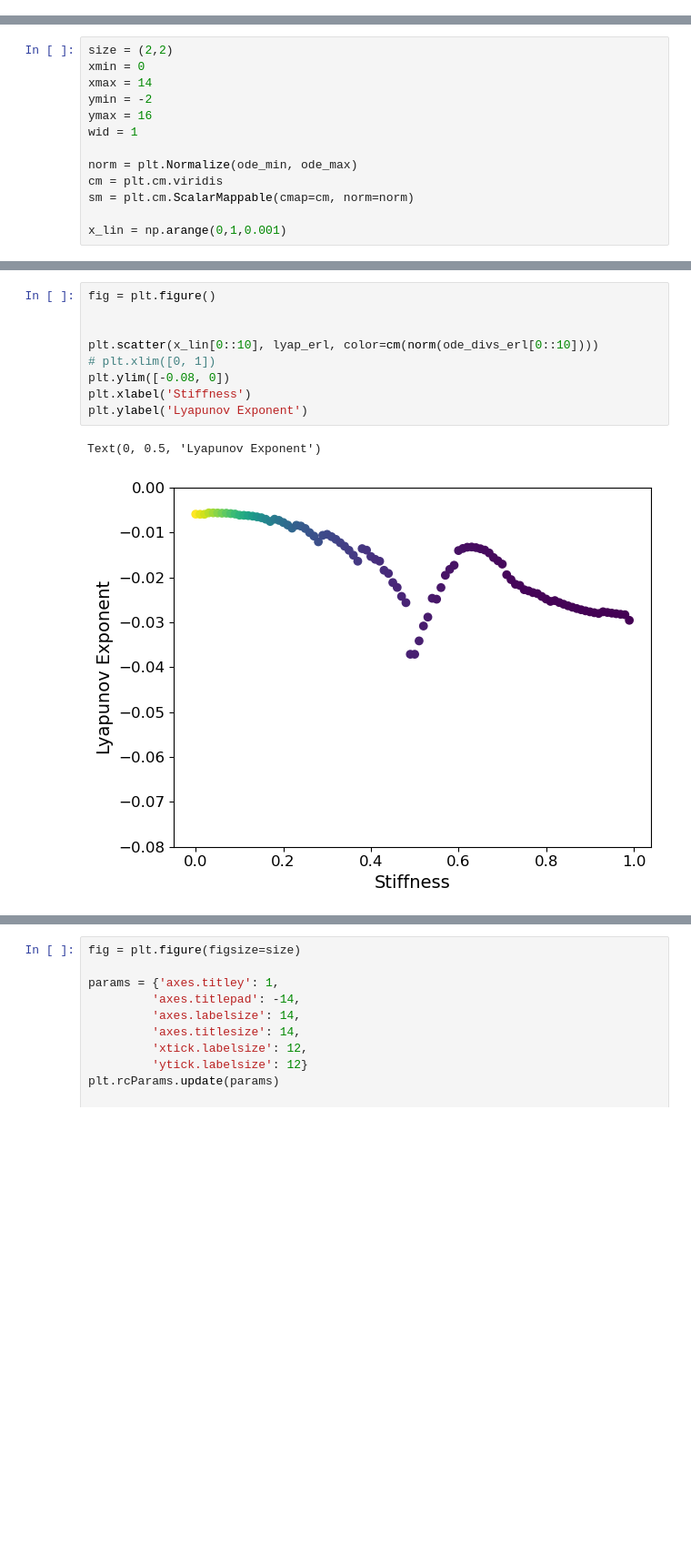
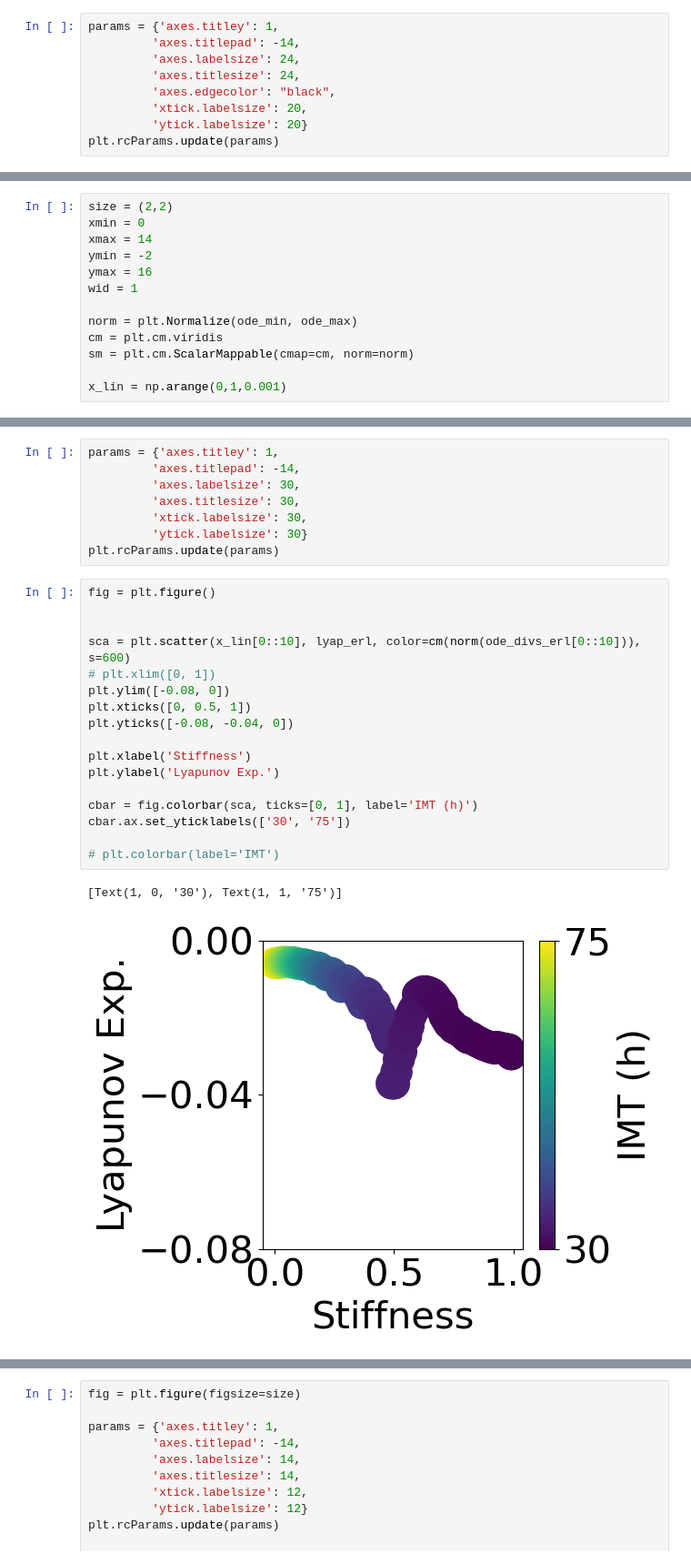
Before and after one commit to QuLab-VU/ECM_cell_cycle_model, a Jupyter notebook: Figures/Fig4/Lyapanov_analysis.ipynb, the cells around one changed output, grey strips where cells are left out. Shown at 91% size. Saved outputs shown, nothing was run; the diff lists cells and outputs as text; blank space fills up the shorter version.

```diff
--- a/Figures/Fig4/Lyapanov_analysis.ipynb
+++ b/Figures/Fig4/Lyapanov_analysis.ipynb
@@ -314,0 +305,9 @@ plt.plot(lyap_erl)
+# %%
+params = {'axes.titley': 1,
+         'axes.titlepad': -14,
+         'axes.labelsize': 24,
+         'axes.titlesize': 24,
+         'axes.edgecolor': "black",
+         'xtick.labelsize': 20,
+         'ytick.labelsize': 20}
+plt.rcParams.update(params)
@@ -527,15 +346,31 @@ filenames_erl_100 = filenames_erl[0::10]
+# %%
+params = {'axes.titley': 1,
+         'axes.titlepad': -14,
+         'axes.labelsize': 30,
+         'axes.titlesize': 30,
+         'xtick.labelsize': 30,
+         'ytick.labelsize': 30}
+plt.rcParams.update(params)
 # %%
 fig = plt.figure()
 
 
-plt.scatter(x_lin[0::10], lyap_erl, color=cm(norm(ode_divs_erl[0::10])))
+sca = plt.scatter(x_lin[0::10], lyap_erl, color=cm(norm(ode_divs_erl[0::10])), s=600)
 # plt.xlim([0, 1])
 plt.ylim([-0.08, 0])
+plt.xticks([0, 0.5, 1])
+plt.yticks([-0.08, -0.04, 0])
+
 plt.xlabel('Stiffness')
-plt.ylabel('Lyapunov Exponent')
+plt.ylabel('Lyapunov Exp.')
+
+cbar = fig.colorbar(sca, ticks=[0, 1], label='IMT (h)')
+cbar.ax.set_yticklabels(['30', '75'])
+
+# plt.colorbar(label='IMT')
 # %% [output]
-Text(0, 0.5, 'Lyapunov Exponent')
+[Text(1, 0, '30'), Text(1, 1, '75')]
-[figure, old version]
+[figure, new version]
 # %%
 fig = plt.figure()
 
```
Also changed, not shown: parts of 23 cells of this notebook, 2 other files.
